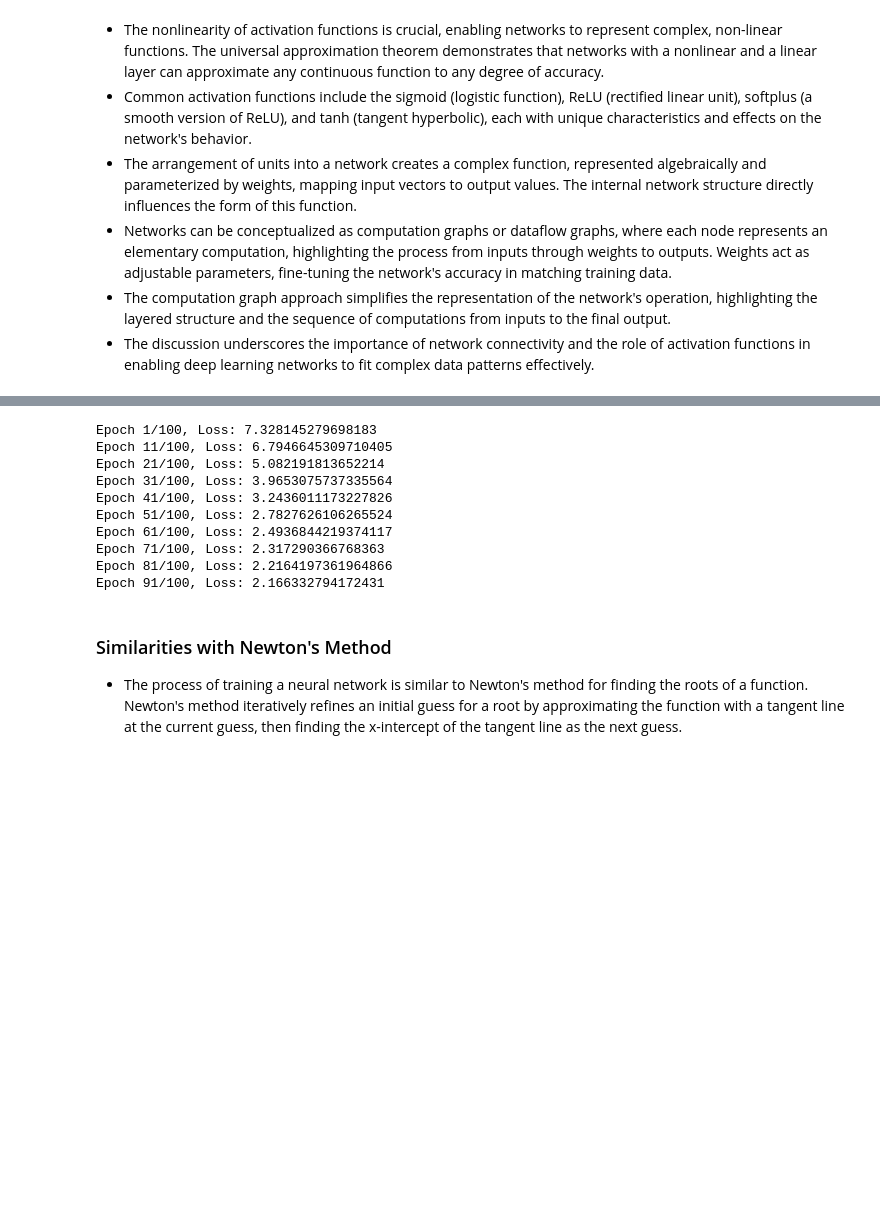
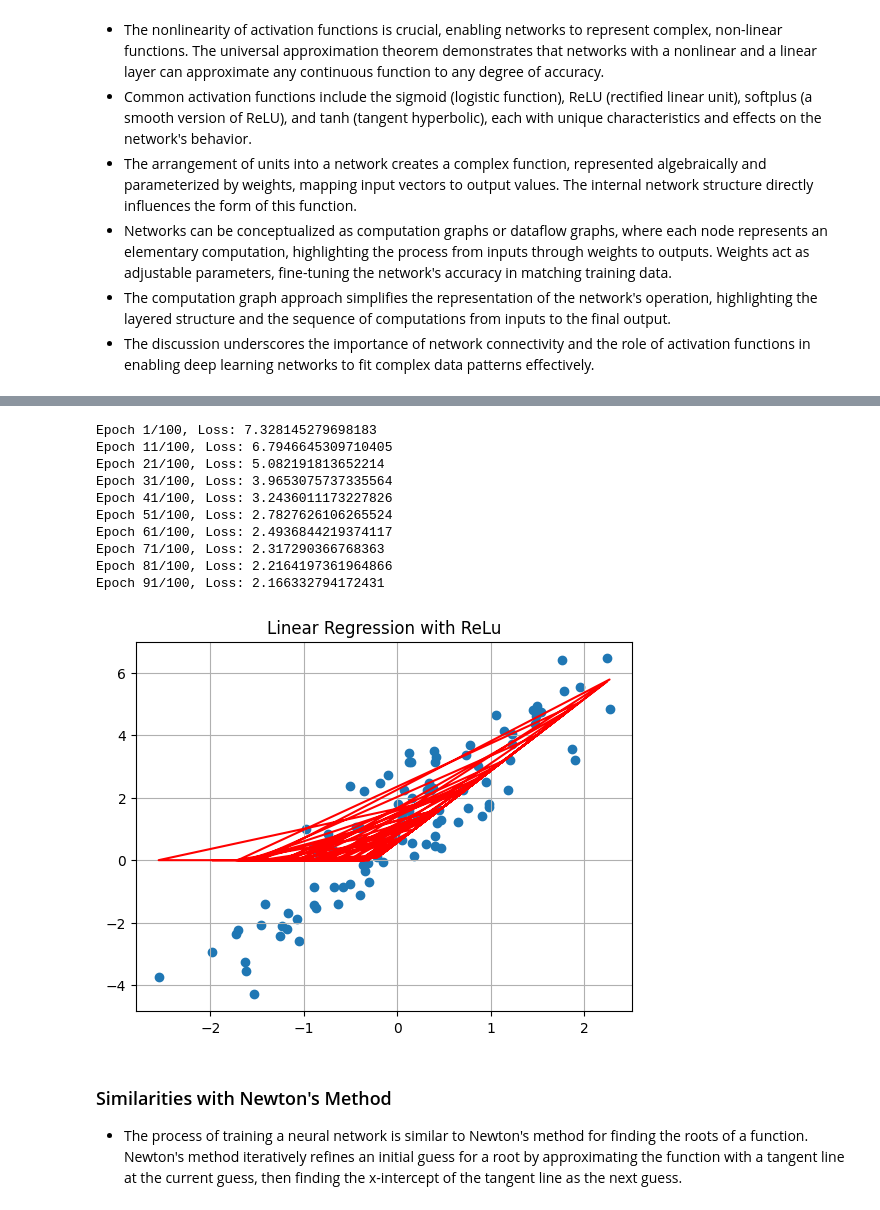
Before and after one commit to ValRCS/RBS_PBM773_Introduction_to_AI, a Jupyter notebook: notebooks/ch21_deep_learning.ipynb, the cells around one changed output, grey strips where cells are left out. Cells and saved outputs as stored; diff of their text form; code cells hidden in the pictures; blank space fills up the shorter version.

```diff
--- a/notebooks/ch21_deep_learning.ipynb
+++ b/notebooks/ch21_deep_learning.ipynb
@@ -85,33 +105,42 @@ alpha = 0.01
 # number of epochs
 epochs = 100
 
 # gradient descent
 for i in range(epochs):
     # forward pass
     z = np.dot(X, w) + b
     a = ReLu(z)
     # loss function
     loss = np.mean((y - a) ** 2)
     # backward pass
     dz = -2 * (y - a)
     dw = np.mean(X * dz, axis=0)
     db = np.mean(dz)
     # update weights
     w -= alpha * dw.reshape(1, 1)
     b -= alpha * db
     if i % 10 == 0:
         print(f'Epoch {i + 1}/{epochs}, Loss: {loss}')
+
+# plot the data
+plt.scatter(X, y)
+# plot the line
+plt.plot(X, a, color='red')
+plt.title('Linear Regression with ReLu')
+plt.grid()
+plt.show()
 # %% [output]
 Epoch 1/100, Loss: 7.328145279698183
 Epoch 11/100, Loss: 6.7946645309710405
 Epoch 21/100, Loss: 5.082191813652214
 Epoch 31/100, Loss: 3.9653075737335564
 Epoch 41/100, Loss: 3.2436011173227826
 Epoch 51/100, Loss: 2.7827626106265524
 Epoch 61/100, Loss: 2.4936844219374117
 Epoch 71/100, Loss: 2.317290366768363
 Epoch 81/100, Loss: 2.2164197361964866
 Epoch 91/100, Loss: 2.166332794172431
+[figure, added]
 # %% [markdown]
 ### Similarities with Newton's Method
 
```
Also changed, not shown: parts of 7 cells of this notebook.
